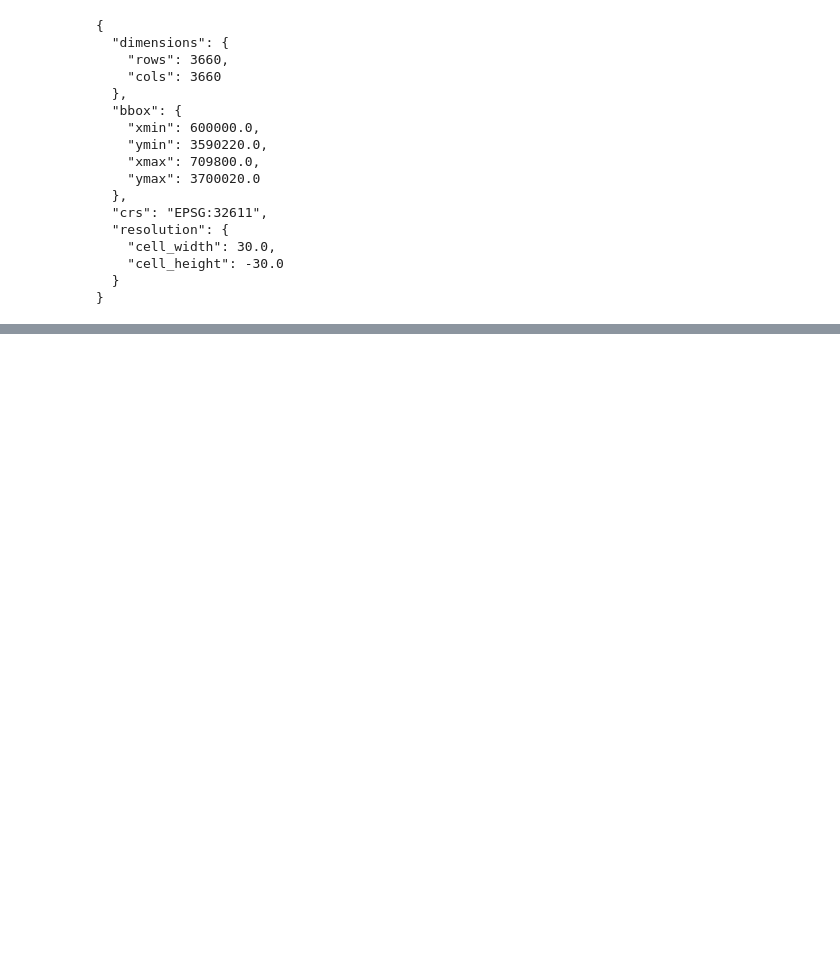
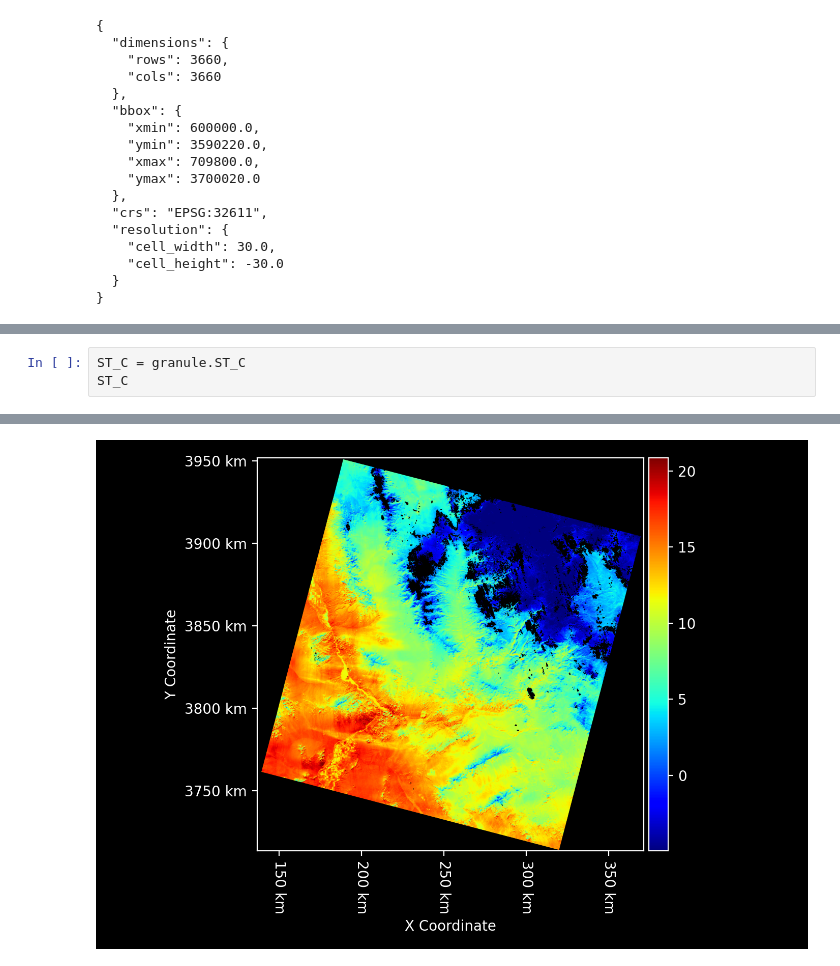
Before and after one commit to JPL-Evapotranspiration-Algorithms/LandsatL2C2, a Jupyter notebook: notebooks/S3 Backend.ipynb, the cells around one changed output, grey strips where cells are left out. Saved outputs shown, nothing was run; the diff lists cells and outputs as text; blank space fills up the shorter version.

```diff
--- a/notebooks/S3 Backend.ipynb
+++ b/notebooks/S3 Backend.ipynb
@@ -82,3 +89,7 @@ granule
   "filename": null,
   "products_directory": "./landsat_products"
 }
+# %%
+ST_C = granule.ST_C
+ST_C
+# %% [output]
@@ -84,0 +101 @@ granule
+[figure, added]
```
Also changed, not shown: parts of 4 cells of this notebook, 9 other files.
